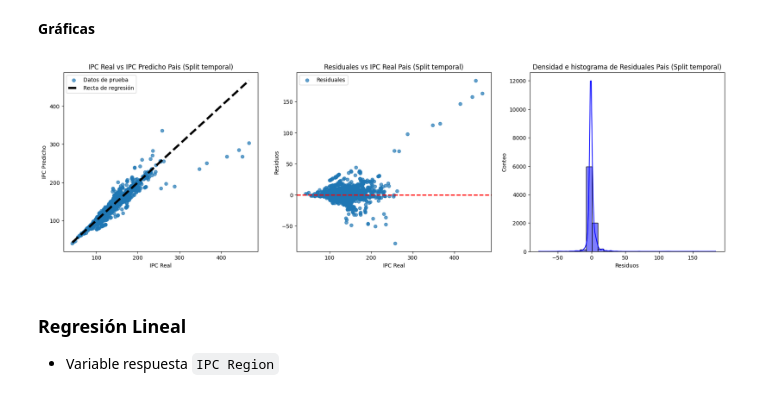
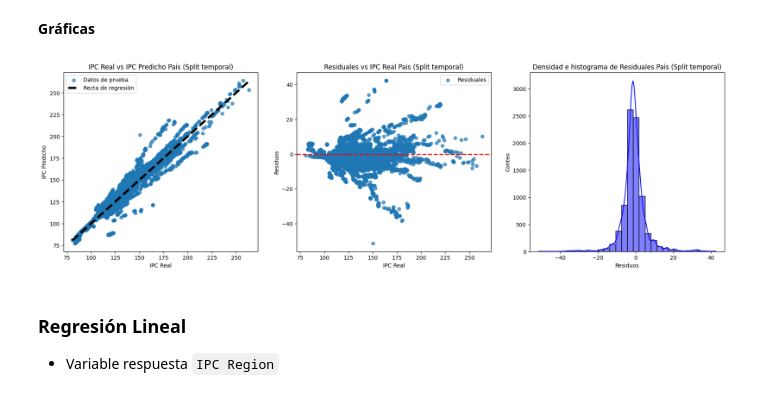
Before and after one commit to LeivaDiego/Proyecto-Mineria, a Jupyter notebook: IPC_Prediction.ipynb, the cells around one changed output. Cells and saved outputs as stored; diff of their text form; code cells hidden in the pictures.

Commit message:
Transformed Dataframe Visualization

```diff
--- a/IPC_Prediction.ipynb
+++ b/IPC_Prediction.ipynb
@@ -304,9 +304,9 @@ R2 Score: 0.9214473288879494
 **Gráficas**
 # %%
 # Graficar el modelo basado en el tiempo
-plot_model(y_test, y_pred, 'Pais (Split temporal)')
+plot_model(y_test_time, y_pred_time, 'Pais (Split temporal)')
 # %% [output]
-[figure, old version]
+[figure, new version]
 # %% [markdown]
 ### Regresión Lineal
 - Variable respuesta `IPC Region`
```
Also changed, not shown: parts of 2 cells of this notebook.
